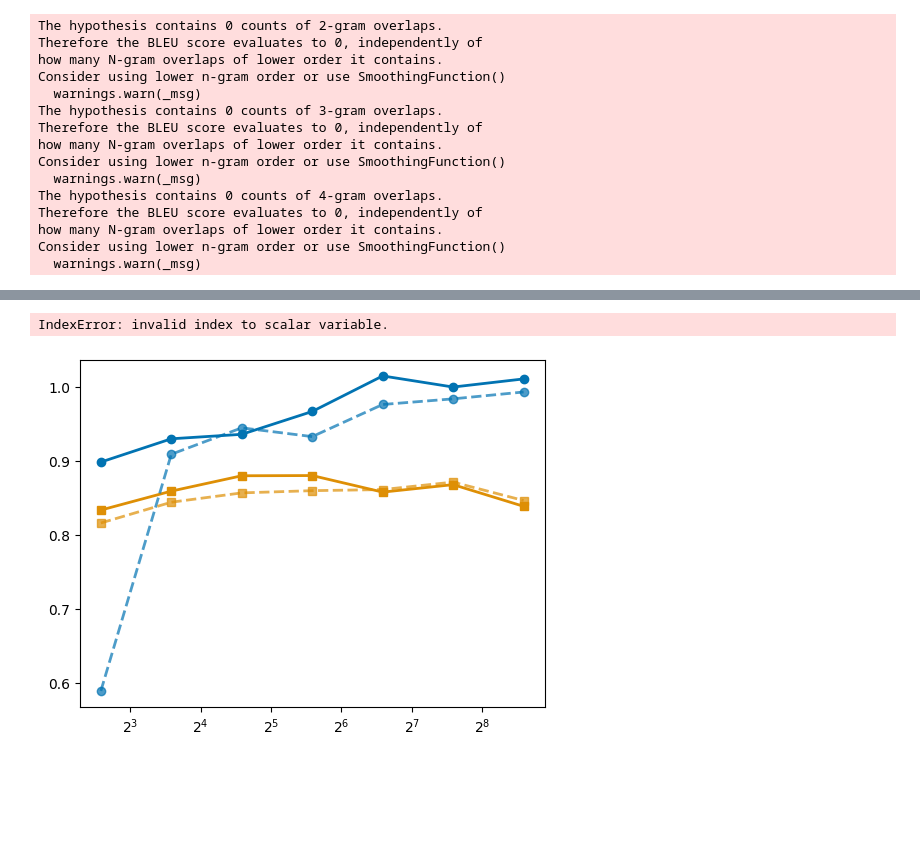
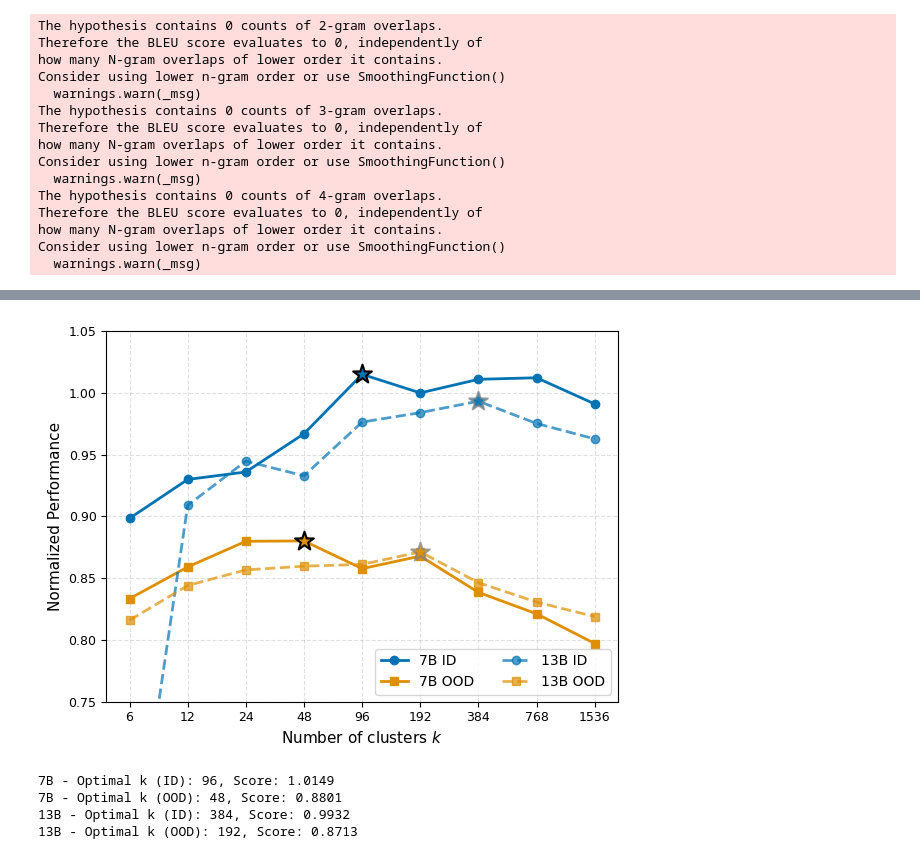
Before and after one commit to Igzi/fall-2025-semester-project, a Jupyter notebook: notebooks/test_different_cluster_size.ipynb, the cells around one changed output, grey strips where cells are left out. Saved outputs shown, nothing was run; the diff lists cells and outputs as text; code cells hidden in the pictures; blank space fills up the shorter version.

```diff
--- a/notebooks/test_different_cluster_size.ipynb
+++ b/notebooks/test_different_cluster_size.ipynb
@@ -252,8 +252,8 @@ for sample in dataset_val:
         max_score_per_sample_13b[sample['inputs']] = max(max_score_per_sample_13b[sample['inputs']], model_output_dicts_val_13b[model_index][sample['inputs']])
 # %%
 # Load embeddings
-validation_embeddings = np.load('test_results/validation_embeddings_bge.npy')
-test_embeddings = np.load('test_results/test_embeddings_bge.npy')
+validation_embeddings = np.load('test_results/validation_embeddings.npy')
+test_embeddings = np.load('test_results/test_embeddings.npy')
 
 print(f"Validation embeddings shape: {validation_embeddings.shape}")
 print(f"Test embeddings shape: {test_embeddings.shape}")
@@ -755,7 +773,7 @@ import numpy as np
 import matplotlib.pyplot as plt
 
 # x_values = [6, 12, 24, 48, 96, 192, 384, 768, 1536]
-x_values = np.array([6*pow(2,p) for p in range(7)])
+x_values = np.array([6*pow(2,p) for p in range(9)])
 
 # Create single plot
 fig, ax = plt.subplots(figsize=(6, 4.5))
@@ -776,39 +794,42 @@ ax.semilogx(x_values, results_fusion_13b, marker='o', base=2, label="13B ID",
 ax.semilogx(x_values, results_fusion_ood_13b, marker='s', base=2, label="13B OOD",
             color=color_ood, linewidth=2, markersize=6, linestyle='--', alpha=0.7)
 
 # Mark maximum points for 7B
 max_idx_7b = np.argmax(results_fusion_7b)
 max_idx_ood_7b = np.argmax(results_fusion_ood_7b)
-ax.scatter(x_values[max_idx_7b], results_7b[max_idx_7b],
+ax.scatter(x_values[max_idx_7b], results_fusion_7b[max_idx_7b],
            s=200, marker='*', color=color_id, edgecolor='black', linewidth=1.5, zorder=5)
-ax.scatter(x_values[max_idx_ood_7b], results_ood_7b[max_idx_ood_7b],
+ax.scatter(x_values[max_idx_ood_7b], results_fusion_ood_7b[max_idx_ood_7b],
            s=200, marker='*', color=color_ood, edgecolor='black', linewidth=1.5, zorder=5)
 
 # Mark maximum points for 13B
 max_idx_13b = np.argmax(results_fusion_13b)
 max_idx_ood_13b = np.argmax(results_fusion_ood_13b)
 ax.scatter(x_values[max_idx_13b], results_fusion_13b[max_idx_13b],
            s=200, marker='*', color=color_id, edgecolor='gray', linewidth=1.5, zorder=5, alpha=0.7)
 ax.scatter(x_values[max_idx_ood_13b], results_fusion_ood_13b[max_idx_ood_13b],
            s=200, marker='*', color=color_ood, edgecolor='gray', linewidth=1.5, zorder=5, alpha=0.7)
 
 ax.set_xticks(x_values)
 ax.set_xticklabels([str(k) for k in x_values], fontsize=9)
 ax.set_xlabel("Number of clusters $k$", fontsize=11)
 ax.set_ylabel("Normalized Performance", fontsize=11)
 ax.grid(True, linestyle='--', alpha=0.4, which='both')
 ax.legend(loc='lower right', frameon=True, fontsize=10, ncol=2)
 ax.tick_params(axis='y', labelsize=9)
-ax.set_ylim(0.65,1.05)
+ax.set_ylim(0.75,1.05)
 
 plt.tight_layout()
 plt.savefig('cluster_size_comparison_combined.pdf', dpi=300, bbox_inches='tight')
 plt.show()
 
-print(f"7B - Optimal k (ID): {x_values[max_idx_7b]}, Score: {results_7b[max_idx_7b]:.4f}")
-print(f"7B - Optimal k (OOD): {x_values[max_idx_ood_7b]}, Score: {results_ood_7b[max_idx_ood_7b]:.4f}")
-print(f"13B - Optimal k (ID): {x_values[max_idx_13b]}, Score: {results_13b[max_idx_13b]:.4f}")
-print(f"13B - Optimal k (OOD): {x_values[max_idx_ood_13b]}, Score: {results_ood_13b[max_idx_ood_13b]:.4f}")
+print(f"7B - Optimal k (ID): {x_values[max_idx_7b]}, Score: {results_fusion_7b[max_idx_7b]:.4f}")
+print(f"7B - Optimal k (OOD): {x_values[max_idx_ood_7b]}, Score: {results_fusion_ood_7b[max_idx_ood_7b]:.4f}")
+print(f"13B - Optimal k (ID): {x_values[max_idx_13b]}, Score: {results_fusion_13b[max_idx_13b]:.4f}")
+print(f"13B - Optimal k (OOD): {x_values[max_idx_ood_13b]}, Score: {results_fusion_ood_13b[max_idx_ood_13b]:.4f}")
 # %% [output]
+[figure, new version]
-IndexError: invalid index to scalar variable.
+7B - Optimal k (ID): 96, Score: 1.0149
+7B - Optimal k (OOD): 48, Score: 0.8801
+13B - Optimal k (ID): 384, Score: 0.9932
+13B - Optimal k (OOD): 192, Score: 0.8713
-[figure, old version]
```
Also changed, not shown: parts of 3 cells of this notebook.
